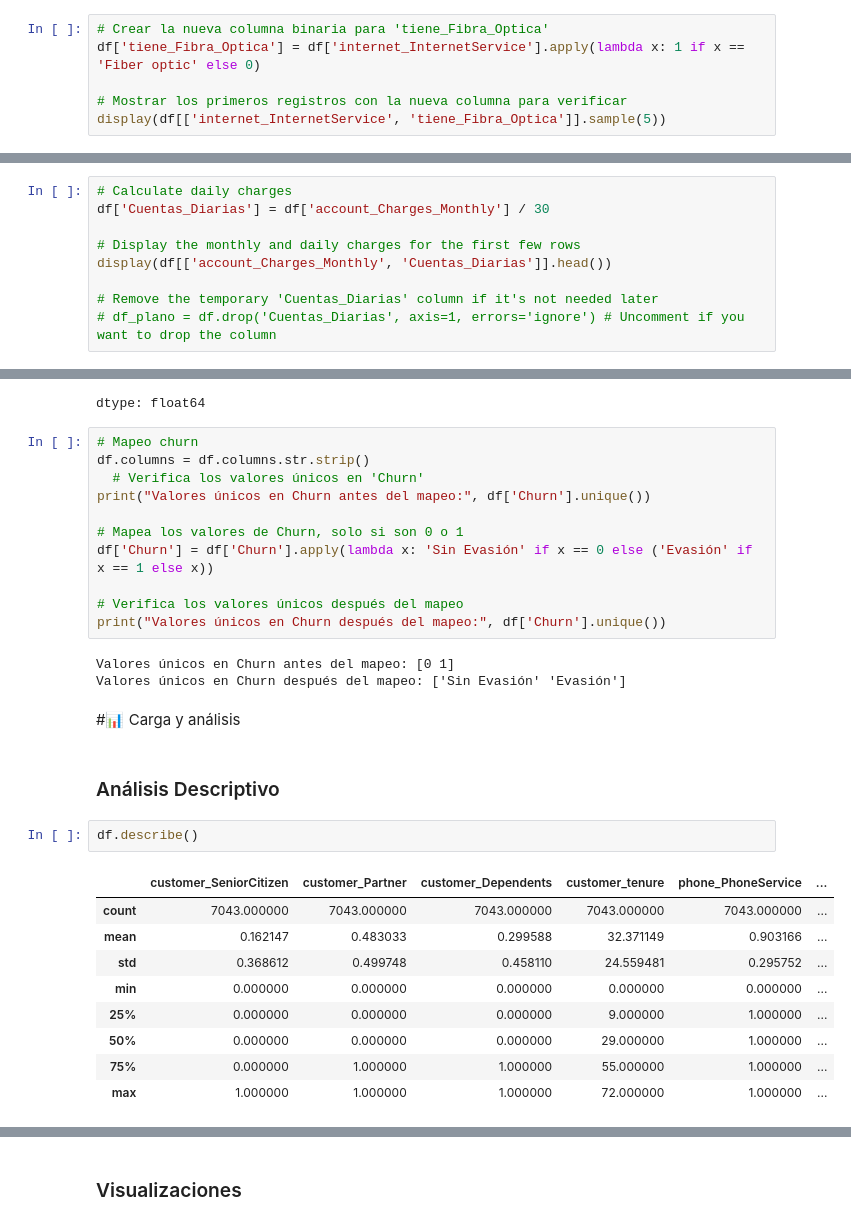
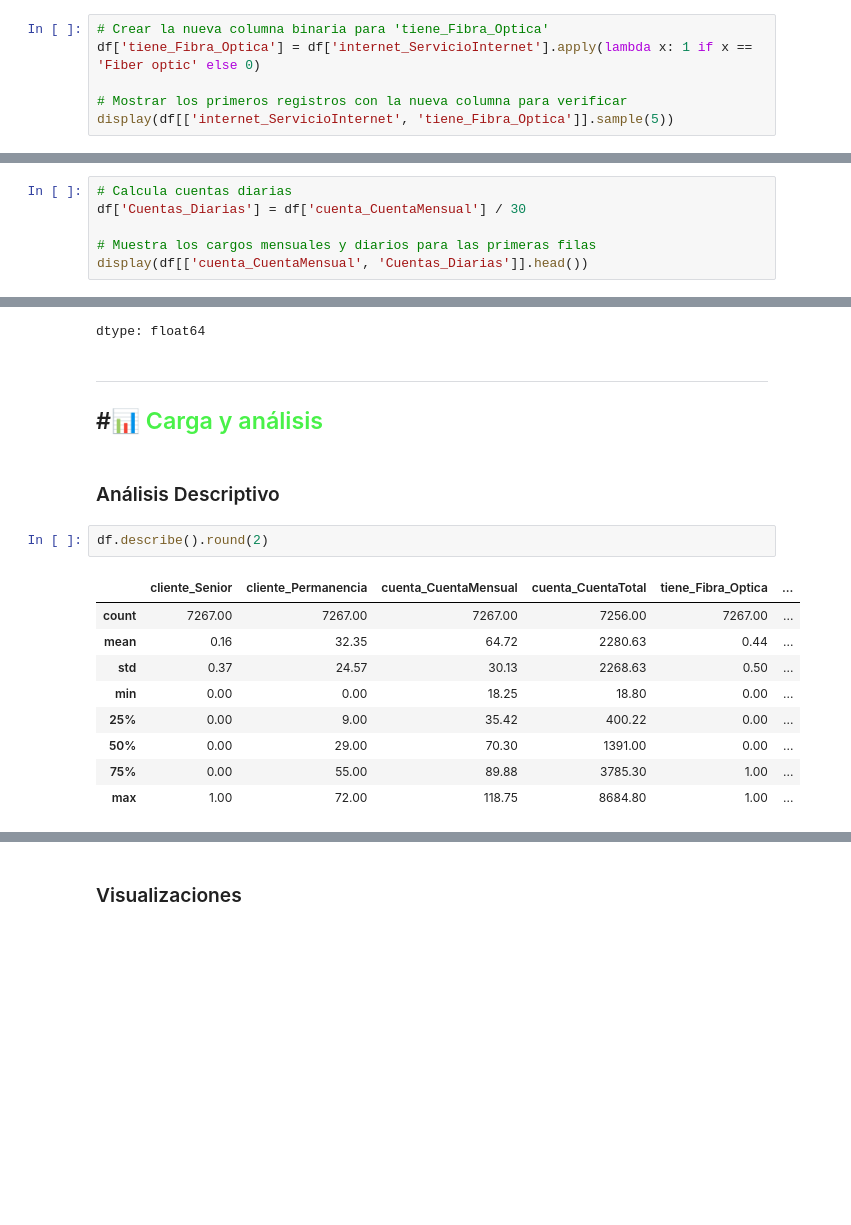
Before and after one commit to marelycarcamo/Challenge_TelecomX, a Jupyter notebook: TelecomX_LATAM.ipynb, the cells around one changed output, grey strips where cells are left out. Drawn from its saved outputs; the diff is of its cells as text; blank space fills up the shorter version.

```diff
--- a/TelecomX_LATAM.ipynb
+++ b/TelecomX_LATAM.ipynb
@@ -531,7 +434,7 @@ Name: count, dtype: int64
 # %%
 # Crear la nueva columna binaria para 'tiene_Fibra_Optica'
-df['tiene_Fibra_Optica'] = df['internet_InternetService'].apply(lambda x: 1 if x == 'Fiber optic' else 0)
+df['tiene_Fibra_Optica'] = df['internet_ServicioInternet'].apply(lambda x: 1 if x == 'Fiber optic' else 0)
 
 # Mostrar los primeros registros con la nueva columna para verificar
-display(df[['internet_InternetService', 'tiene_Fibra_Optica']].sample(5))
+display(df[['internet_ServicioInternet', 'tiene_Fibra_Optica']].sample(5))
 # %% [output]
@@ -551,10 +454 @@ df.sample(3)
 3 rows × 22 columns
-# %%
-# Calculate daily charges
-df['Cuentas_Diarias'] = df['account_Charges_Monthly'] / 30
-
-# Display the monthly and daily charges for the first few rows
-display(df[['account_Charges_Monthly', 'Cuentas_Diarias']].head())
-
-# Remove the temporary 'Cuentas_Diarias' column if it's not needed later
-# df_plano = df.drop('Cuentas_Diarias', axis=1, errors='ignore') # Uncomment if you want to drop the column
@@ -567,0 +455,6 @@ display(df[['account_Charges_Monthly', 'Cuentas_Diarias']].head())
+# %%
+# Calcula cuentas diarias
+df['Cuentas_Diarias'] = df['cuenta_CuentaMensual'] / 30
+
+# Muestra los cargos mensuales y diarios para las primeras filas
+display(df[['cuenta_CuentaMensual', 'Cuentas_Diarias']].head())
@@ -577,33 +477,21 @@ Se encuentra creada la columna tiene_Fibra_Optica
 | 3 | 3.266667 |
 | 4 | 2.796667 |
 dtype: float64
-# %%
-# Mapeo churn
-df.columns = df.columns.str.strip()
-  # Verifica los valores únicos en 'Churn'
-print("Valores únicos en Churn antes del mapeo:", df['Churn'].unique())
-
-# Mapea los valores de Churn, solo si son 0 o 1
-df['Churn'] = df['Churn'].apply(lambda x: 'Sin Evasión' if x == 0 else ('Evasión' if x == 1 else x))
-
-# Verifica los valores únicos después del mapeo
-print("Valores únicos en Churn después del mapeo:", df['Churn'].unique())
-# %% [output]
-Valores únicos en Churn antes del mapeo: [0 1]
-Valores únicos en Churn después del mapeo: ['Sin Evasión' 'Evasión']
 # %% [markdown]
-#📊 Carga y análisis
+---
+#📊 <font color=#49f149>Carga y análisis</font>
+---
 # %% [markdown]
 ### Análisis Descriptivo
 # %%
-df.describe()
+df.describe().round(2)
 # %% [output]
-|  | customer_SeniorCitizen | customer_Partner | customer_Dependents | customer_tenure | phone_PhoneService | ... |
-| count | 7043.000000 | 7043.000000 | 7043.000000 | 7043.000000 | 7043.000000 | ... |
-| mean | 0.162147 | 0.483033 | 0.299588 | 32.371149 | 0.903166 | ... |
-| std | 0.368612 | 0.499748 | 0.458110 | 24.559481 | 0.295752 | ... |
-| min | 0.000000 | 0.000000 | 0.000000 | 0.000000 | 0.000000 | ... |
-| 25% | 0.000000 | 0.000000 | 0.000000 | 9.000000 | 1.000000 | ... |
-| 50% | 0.000000 | 0.000000 | 0.000000 | 29.000000 | 1.000000 | ... |
-| 75% | 0.000000 | 1.000000 | 1.000000 | 55.000000 | 1.000000 | ... |
-| max | 1.000000 | 1.000000 | 1.000000 | 72.000000 | 1.000000 | ... |
+|  | cliente_Senior | cliente_Permanencia | cuenta_CuentaMensual | cuenta_CuentaTotal | tiene_Fibra_Optica | ... |
+| count | 7267.00 | 7267.00 | 7267.00 | 7256.00 | 7267.00 | ... |
+| mean | 0.16 | 32.35 | 64.72 | 2280.63 | 0.44 | ... |
+| std | 0.37 | 24.57 | 30.13 | 2268.63 | 0.50 | ... |
+| min | 0.00 | 0.00 | 18.25 | 18.80 | 0.00 | ... |
+| 25% | 0.00 | 9.00 | 35.42 | 400.22 | 0.00 | ... |
+| 50% | 0.00 | 29.00 | 70.30 | 1391.00 | 0.00 | ... |
+| 75% | 0.00 | 55.00 | 89.88 | 3785.30 | 1.00 | ... |
+| max | 1.00 | 72.00 | 118.75 | 8684.80 | 1.00 | ... |
```
Also changed, not shown: parts of 61 cells of this notebook.
